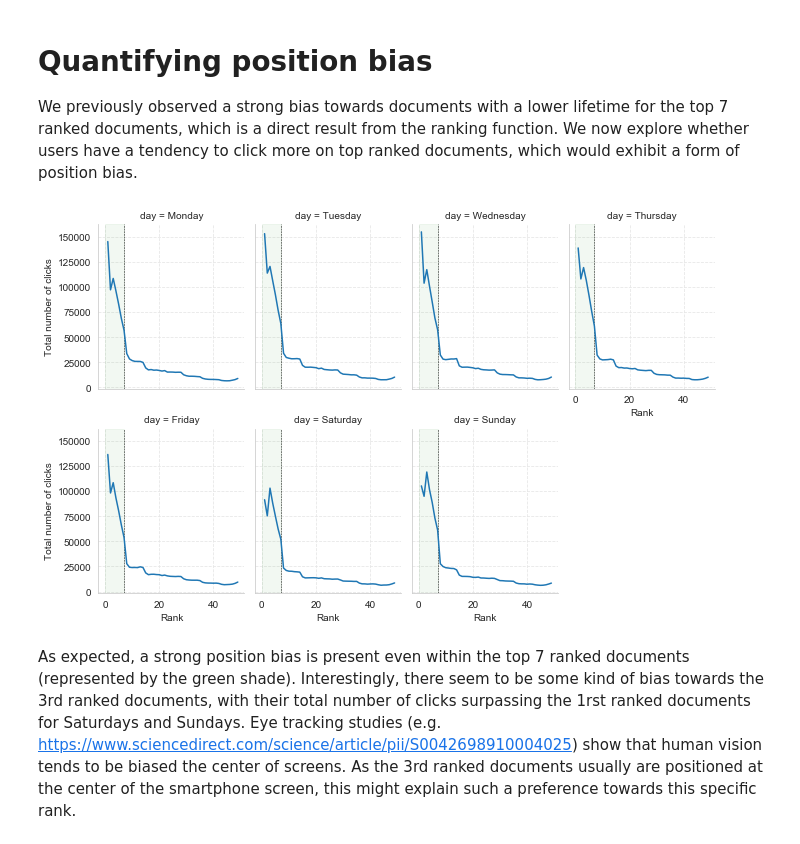
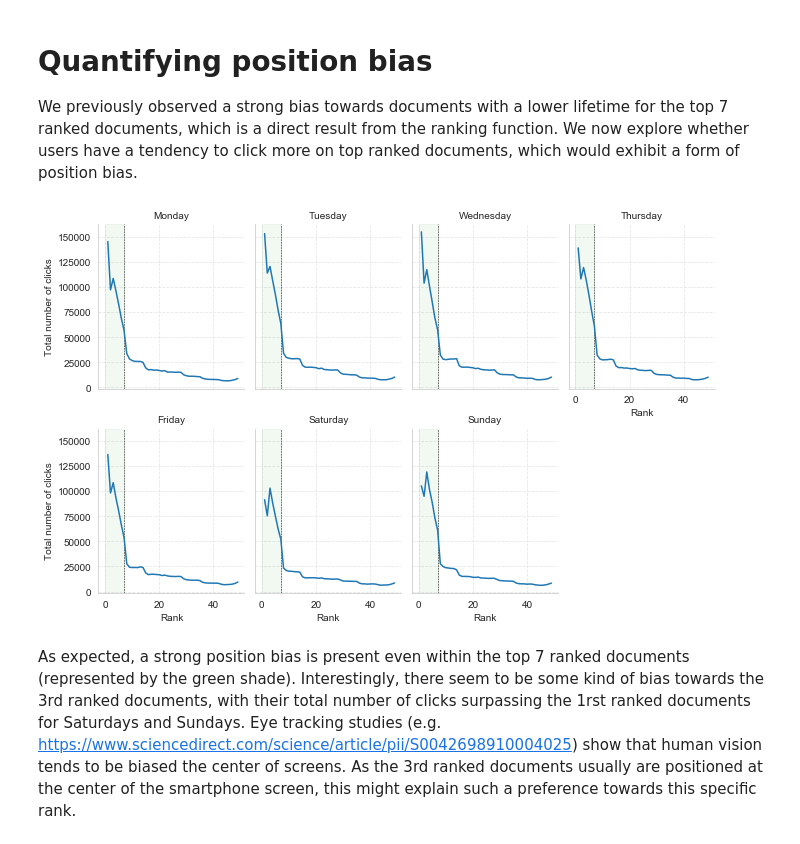
Before and after one commit to romaindeveaud/unbiased_rec, a Jupyter notebook: notebooks/Documents.ipynb, the cells around one changed output. Cells and saved outputs as stored; diff of their text form; code cells hidden in the pictures.

```diff
--- a/notebooks/Documents.ipynb
+++ b/notebooks/Documents.ipynb
@@ -275,13 +275,13 @@ counts_per_day = click_df.groupby(['rank','day']).size().to_frame('count').reset
 # %%
 sns.set_style("whitegrid",{'grid.color': '.9','grid.linestyle': '--'})
 g = sns.FacetGrid(counts_per_day, col="day", col_wrap=4, aspect=.8,col_order=list(calendar.day_name))
 for ax in g.axes.flat:
   ax.axvline(7,linewidth=.5,linestyle='--',color='black')
   ax.axvspan(0, 7, alpha=0.05, color='green')
-g.map(sns.lineplot, "rank", "count");
+g.map(sns.lineplot, "rank", "count").set_titles("{col_name}");
 _ = g.set(xlabel='Rank',ylabel='Total number of clicks')
 # %% [output]
-[figure, old version]
+[figure, new version]
 # %% [markdown]
 As expected, a strong position bias is present even within the top 7 ranked documents (represented by the green shade).
 Interestingly, there seem to be some kind of bias towards the 3rd ranked documents, with their total number of clicks surpassing the 1rst ranked documents for Saturdays and Sundays.
```
Also changed, not shown: 3 other files.
